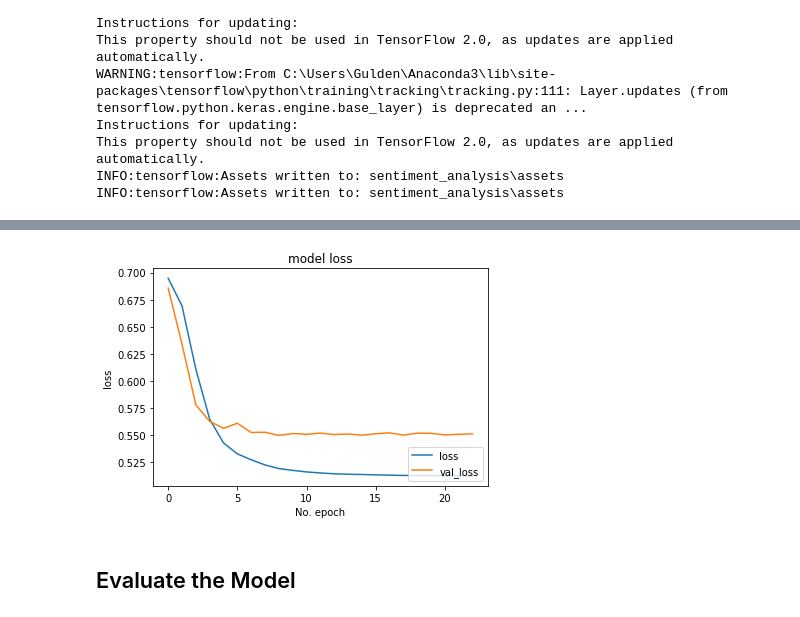
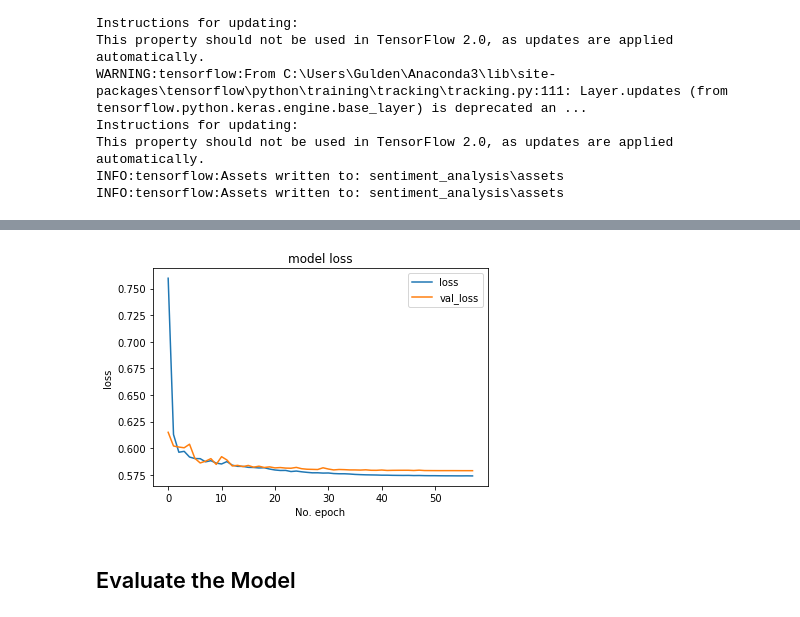
Before and after one commit to guldenturgay/twitter-playground, a Jupyter notebook: classification_model.ipynb, the cells around one changed output, grey strips where cells are left out. Cells and saved outputs as stored; diff of their text form; code cells hidden in the pictures.

Commit message:
added lr scheduler and l2 regularizer

```diff
--- a/classification_model.ipynb
+++ b/classification_model.ipynb
@@ -70,26 +72,34 @@ _________________________________________________________________
 ## Compile the Model
 # %%
 model.compile(loss = tf.keras.losses.BinaryCrossentropy(from_logits=True),
-              optimizer=tf.keras.optimizers.Adam(0.0015),
+              optimizer=tf.keras.optimizers.Adam(0.01),
               metrics=tf.keras.metrics.BinaryAccuracy())
 # %% [markdown]
 ## Train the Model
+# %%
+def scheduler(epoch, lr):
+    if epoch < 5:
+        return lr
+    else:
+        return lr*tf.math.exp(-0.1)
 # %%
 from keras import callbacks
 
 earlystopping = callbacks.EarlyStopping(monitor='val_binary_accuracy',
                                         mode='max',
-                                        patience=5,
+                                        patience=10,
                                         restore_best_weights=True,
                                         verbose=1)
+
+lr_scheduler = callbacks.LearningRateScheduler(scheduler, verbose=1)
 # %%
 batch_size=512
-train_data = train_data.batch(batch_size)
+train_data = train_data.shuffle(10000).batch(batch_size)
 validation_data=validation_data.batch(batch_size)
 
-history = model.fit(train_data.shuffle(10000),
+history = model.fit(train_data,
                     validation_data = validation_data,
                     epochs=100,
                     verbose=1,
-                    callbacks=[earlystopping])
+                    callbacks=[earlystopping, lr_scheduler])
 # %% [output]
@@ -142,13 +152,13 @@ plt.show()
 # %%
 plt.plot(history.history['loss'])
 plt.plot(history.history['val_loss'])
 plt.title('model loss')
 plt.ylabel('loss')
 plt.xlabel('No. epoch')
-plt.legend(['loss', 'val_loss'], loc='lower right')
+plt.legend(['loss', 'val_loss'], loc='upper right')
 plt.show()
 # %% [output]
-[figure, old version]
+[figure, new version]
 # %% [markdown]
 ## Evaluate the Model
 # %%
```
Also changed, not shown: parts of 9 cells of this notebook.
